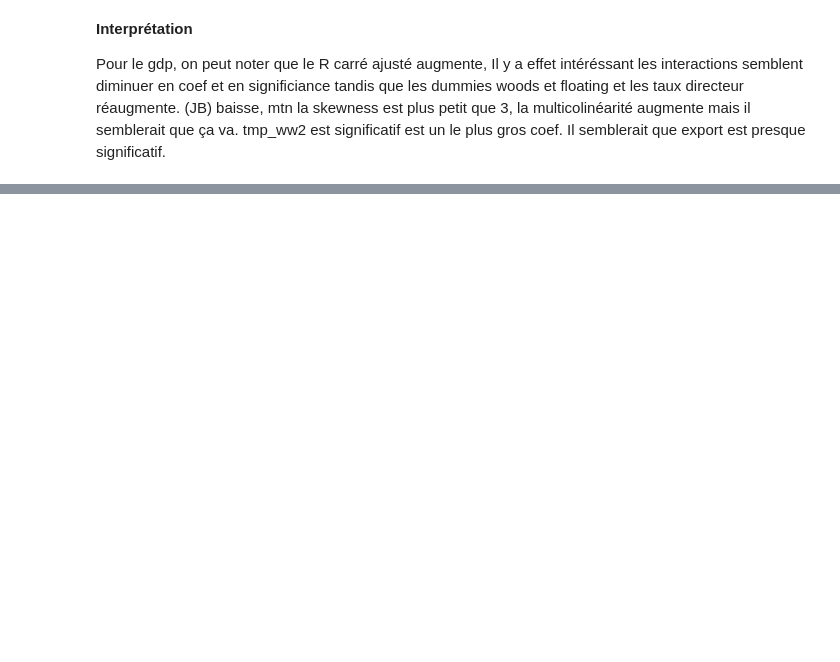
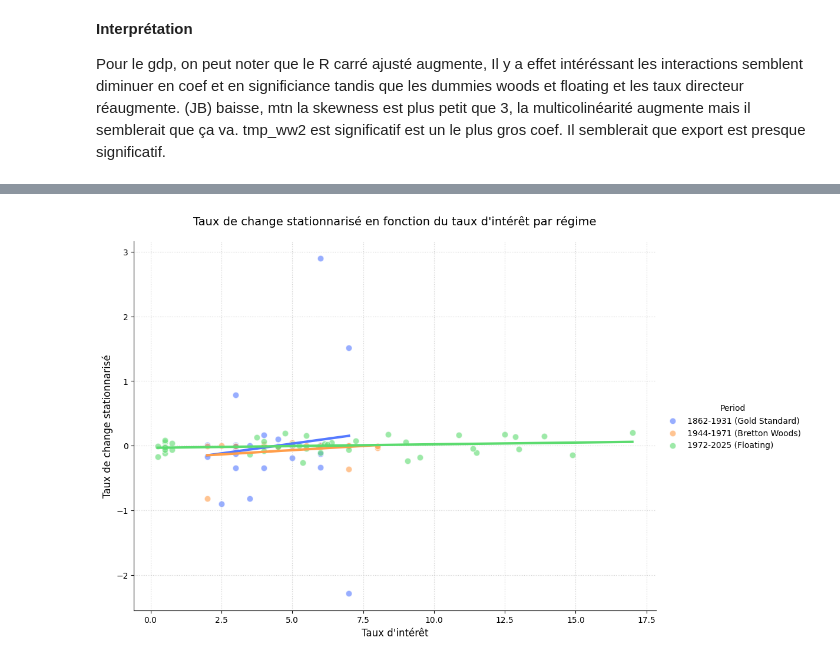
Before and after one commit to TimmGRT/Monetary-Policy-UK-1870-2025, a Jupyter notebook: CODE_ZONE/veljko_code/veljko_code.ipynb, the cells around one changed output, grey strips where cells are left out. Drawn from its saved outputs; the diff is of its cells as text; code cells hidden in the pictures; blank space fills up the shorter version.

```diff
--- a/CODE_ZONE/veljko_code/veljko_code.ipynb
+++ b/CODE_ZONE/veljko_code/veljko_code.ipynb
@@ -619,0 +724,48 @@ Pour le gdp, on peut noter que le R carré ajusté augmente, Il y a effet intér
+# %%
+C_exch_plot = df_detrended[[
+    'taux_directeur',
+    'd_gold','d_woods', 'd_floating',
+    'woods_int', 'floating_int',
+    'export_stat', 'import_stat_stat',
+    'yield_perpetual_stat',
+    'oil_price_stat',
+    'gdp_trend_stat_stat'
+]]
+
+df_plot_exch = C_exch_plot.copy()
+df_plot_exch['Y_change'] = Y_change
+
+df_plot_exch['Period'] = "Non classé"
+df_plot_exch.loc[df_plot_exch['d_gold'] == 1, 'Period'] = '1862-1931 (Gold Standard)'
+df_plot_exch.loc[df_plot_exch['d_woods'] == 1, 'Period'] = '1944-1971 (Bretton Woods)'
+df_plot_exch.loc[df_plot_exch['d_floating'] == 1, 'Period'] = '1972-2025 (Floating)'
+df_plot_exch = df_plot_exch[df_plot_exch['Period'] != "Non classé"]
+
+palette_custom = {
+    '1862-1931 (Gold Standard)': '#5479ff',
+    '1944-1971 (Bretton Woods)': '#ff9e4a',
+    '1972-2025 (Floating)': '#5cdb6f',
+    'Non classé': '#95a5a6'
+}
+
+g = sns.lmplot(
+    data=df_plot_exch,
+    x='taux_directeur',
+    y='Y_change',
+    hue='Period',
+    palette=palette_custom,
+    ci=None,
+    height=7,
+    aspect=1.4,
+    scatter_kws={'s': 60, 'alpha': 0.6, 'edgecolor': 'w'},
+    line_kws={'linewidth': 3}
+)
+
+plt.title("Taux de change stationnarisé en fonction du taux d'intérêt par régime", fontsize=14, pad=20)
+plt.xlabel("Taux d'intérêt", fontsize=12)
+plt.ylabel('Taux de change stationnarisé', fontsize=12)
+plt.grid(True, linestyle=':', alpha=0.6)
+
+plt.show()
+# %% [output]
+[figure, added]
```
Also changed, not shown: parts of 14 cells of this notebook.
